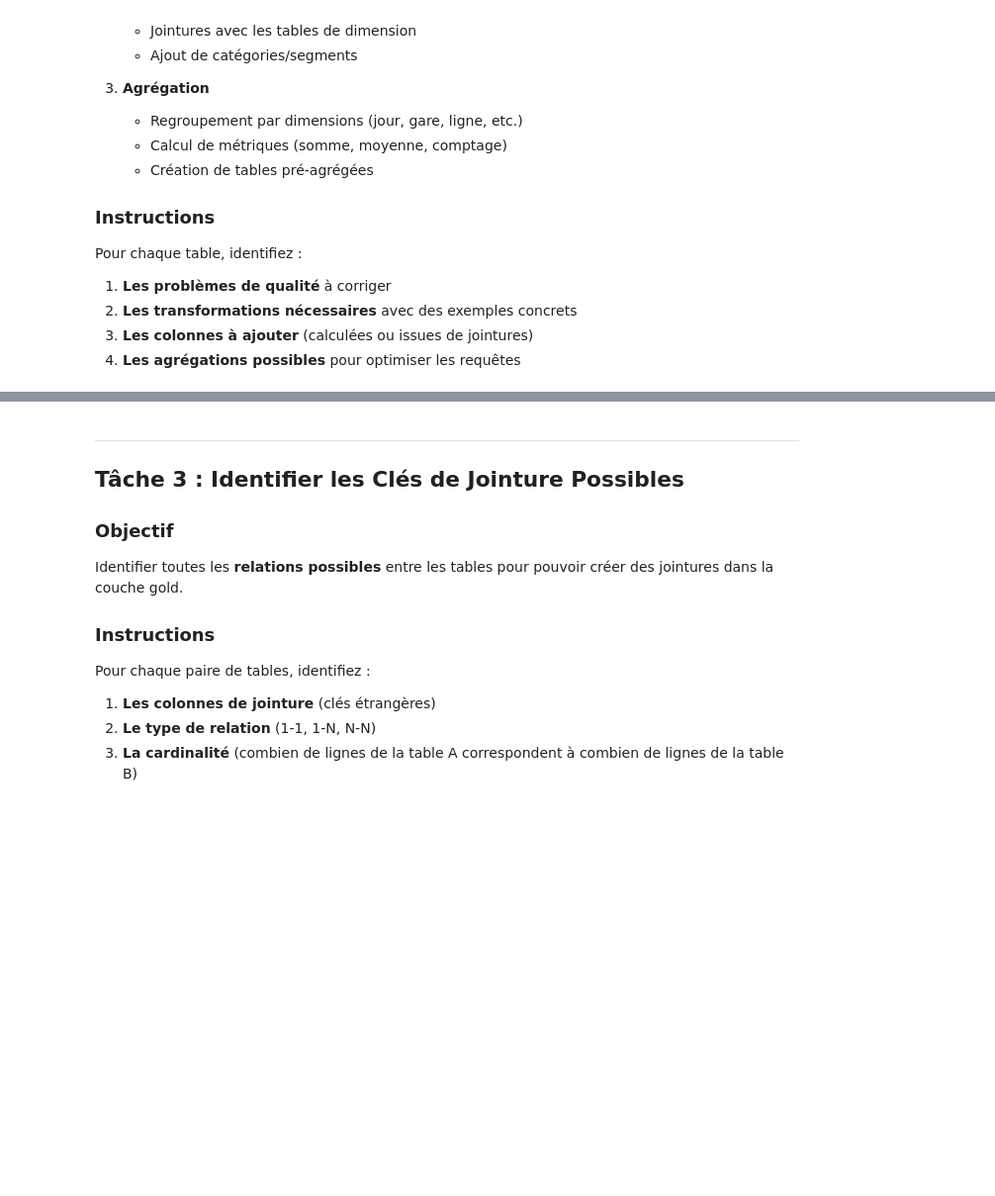
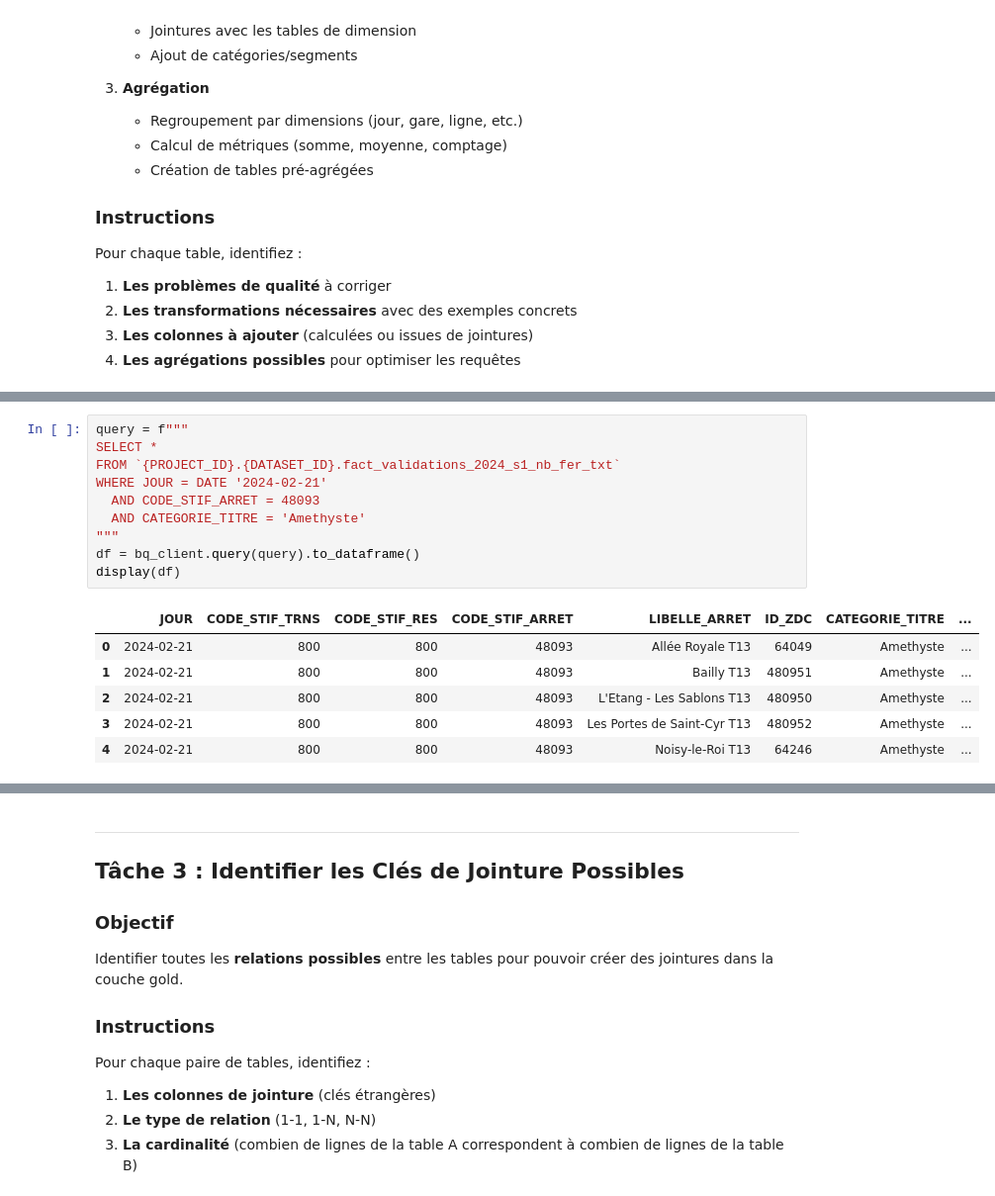
Before and after one commit to claudy-lincy/sep-bigdata-sncf-affluence-acc, a Jupyter notebook: notebooks/3_[TRANSFORM]_analyze_for_gold.ipynb, the cells around one changed output, grey strips where cells are left out. Shown at 99% size. Cells and saved outputs as stored; diff of their text form; blank space fills up the shorter version.

```diff
--- a/notebooks/3_[TRANSFORM]_analyze_for_gold.ipynb
+++ b/notebooks/3_[TRANSFORM]_analyze_for_gold.ipynb
@@ -188,0 +693,17 @@ display(df_duplicates)
+# %%
+query = f"""
+SELECT *
+FROM `{PROJECT_ID}.{DATASET_ID}.fact_validations_2024_s1_nb_fer_txt`
+WHERE JOUR = DATE '2024-02-21'
+  AND CODE_STIF_ARRET = 48093
+  AND CATEGORIE_TITRE = 'Amethyste'
+"""
+df = bq_client.query(query).to_dataframe()
+display(df)
+# %% [output]
+|  | JOUR | CODE_STIF_TRNS | CODE_STIF_RES | CODE_STIF_ARRET | LIBELLE_ARRET | ID_ZDC | CATEGORIE_TITRE | ... |
+| 0 | 2024-02-21 | 800 | 800 | 48093 | Allée Royale T13 | 64049 | Amethyste | ... |
+| 1 | 2024-02-21 | 800 | 800 | 48093 | Bailly T13 | 480951 | Amethyste | ... |
+| 2 | 2024-02-21 | 800 | 800 | 48093 | L'Etang - Les Sablons T13 | 480950 | Amethyste | ... |
+| 3 | 2024-02-21 | 800 | 800 | 48093 | Les Portes de Saint-Cyr T13 | 480952 | Amethyste | ... |
+| 4 | 2024-02-21 | 800 | 800 | 48093 | Noisy-le-Roi T13 | 64246 | Amethyste | ... |
```
Also changed, not shown: parts of 27 cells of this notebook.
